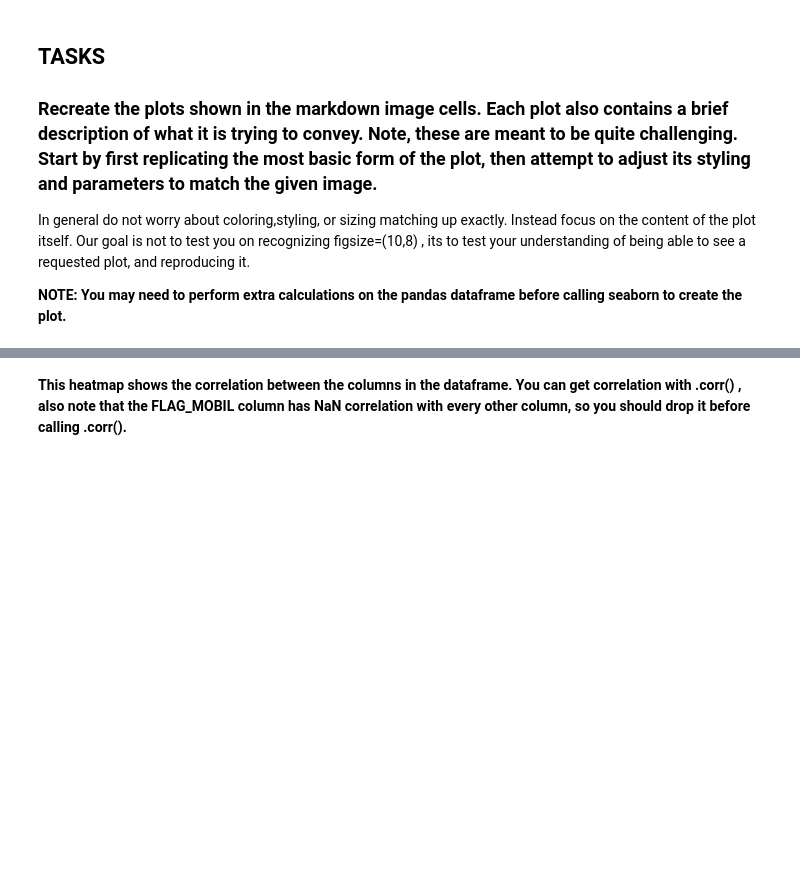
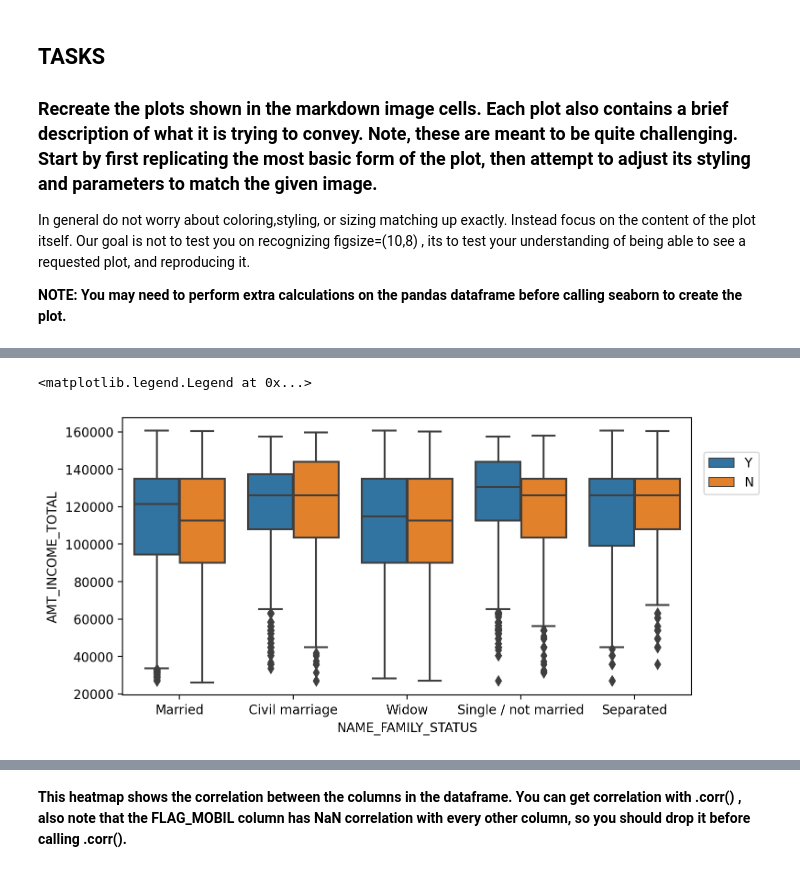
Before and after one commit to alpha-nero1/2021-Python-for-Machine-Learning-Data-Science-Masterclass, a Jupyter notebook: 05-Seaborn/07-Seaborn-Exercise.ipynb, the cells around one changed output, grey strips where cells are left out. Cells and saved outputs as stored; diff of their text form; code cells hidden in the pictures; blank space fills up the shorter version.

```diff
--- a/05-Seaborn/07-Seaborn-Exercise.ipynb
+++ b/05-Seaborn/07-Seaborn-Exercise.ipynb
@@ -204,3 +231,20 @@ In general do not worry about coloring,styling, or sizing matching up exactly. I
+# %%
+plt.figure(figsize=(8, 4), dpi=200)
+# CODE HERE
+ldf = df[df['AMT_INCOME_TOTAL'] < df['AMT_INCOME_TOTAL'].median()]
+
+sns.boxplot(
+    data=ldf,
+    x='NAME_FAMILY_STATUS',
+    y='AMT_INCOME_TOTAL',
+    hue='FLAG_OWN_REALTY',
+    order=['Married', 'Civil marriage', 'Widow', 'Single / not married', 'Separated']
+)
+
+plt.legend(bbox_to_anchor=(1.01, 0.9))
+# %% [output]
+<matplotlib.legend.Legend at 0x...>
+[figure, added]
 # %% [markdown]
 ### TASK: Recreate the Heat Map shown below:
 
```
Also changed, not shown: parts of 8 cells of this notebook, 13 other files.
